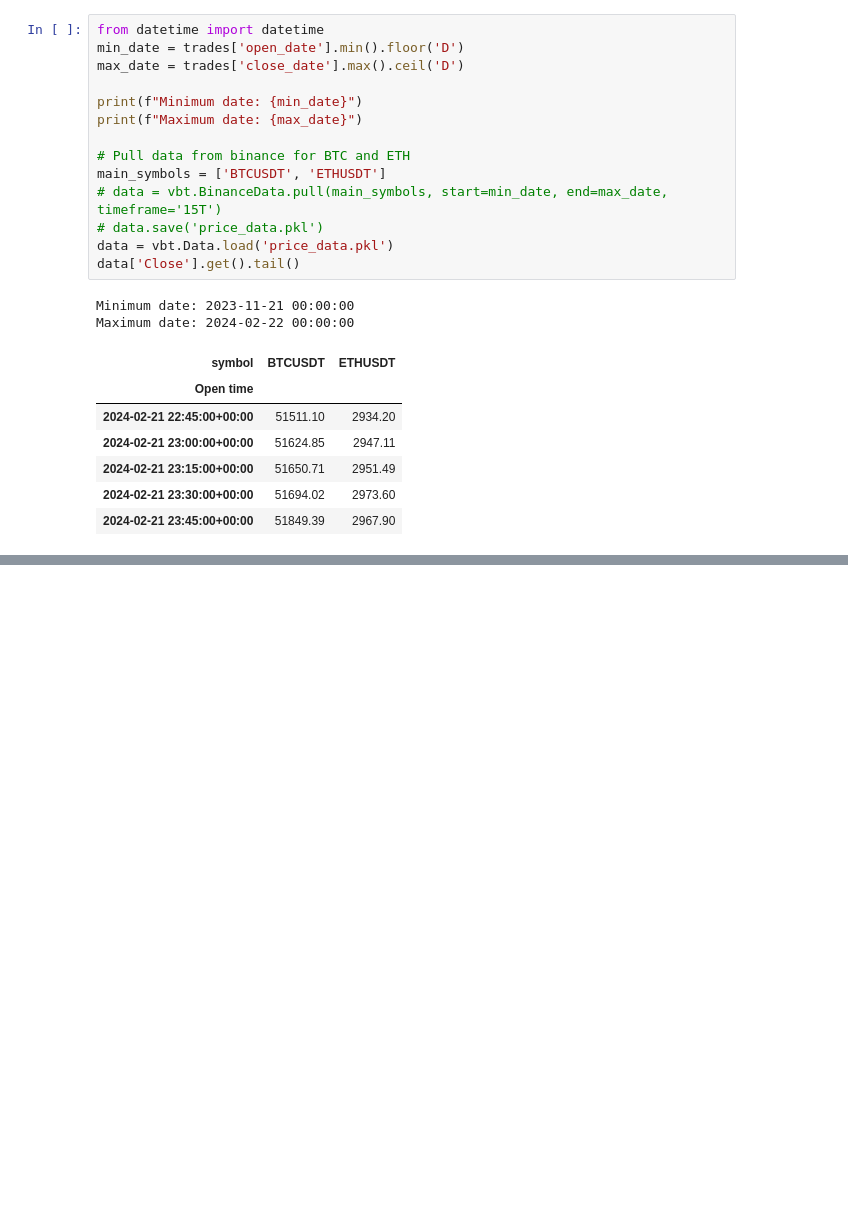
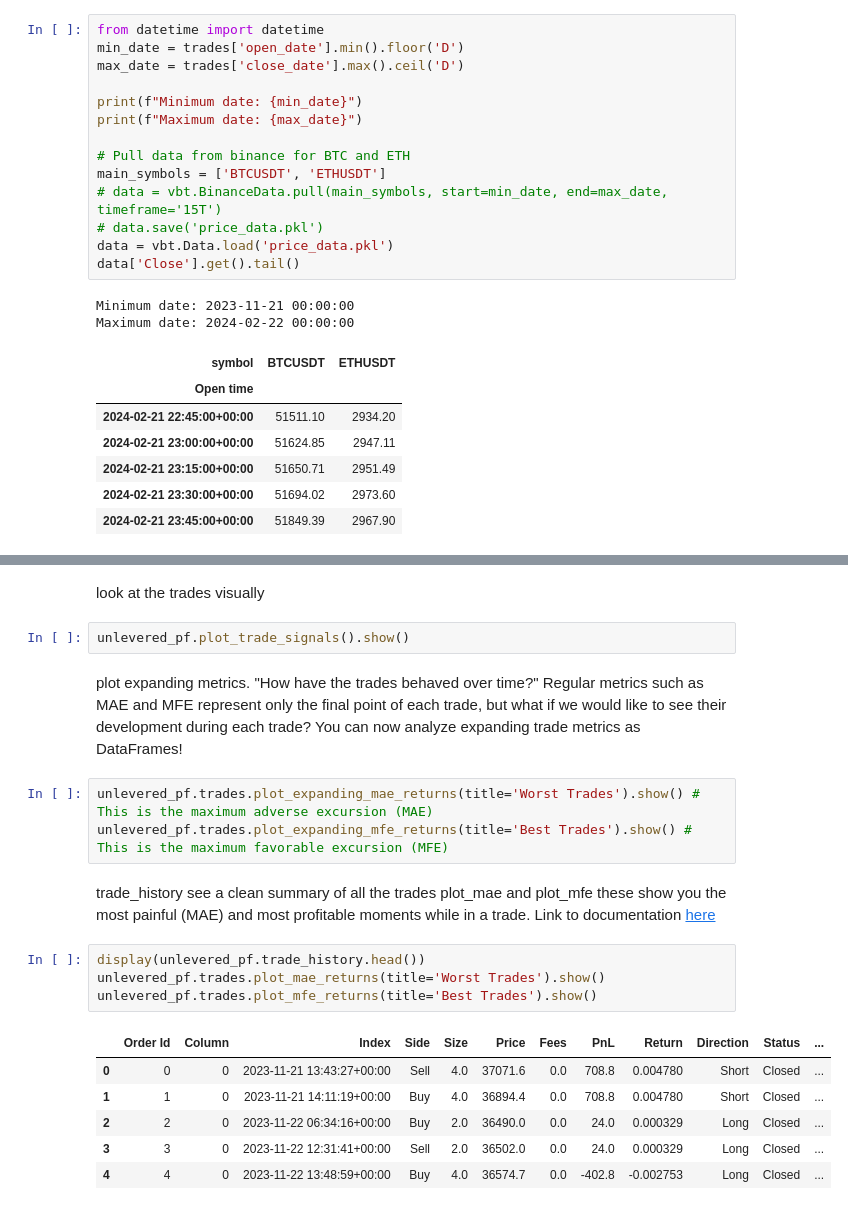
Before and after one commit to bfcdev/account-performance-reports, a Jupyter notebook: OKX-Strategy-Analysis/notebooks/okx_strat_analysis.ipynb, the cells around one changed output, grey strips where cells are left out. Saved outputs shown, nothing was run; the diff lists cells and outputs as text; blank space fills up the shorter version.

Commit message:
improved notebook with more analysis

```diff
--- a/OKX-Strategy-Analysis/notebooks/okx_strat_analysis.ipynb
+++ b/OKX-Strategy-Analysis/notebooks/okx_strat_analysis.ipynb
@@ -636,0 +304,24 @@ Create a QuantStats HTML Report based on the portfolio performance. Note these c
+# %% [markdown]
+look at the trades visually
+# %%
+unlevered_pf.plot_trade_signals().show()
+# %% [markdown]
+plot expanding metrics. "How have the trades behaved over time?"
+Regular metrics such as MAE and MFE represent only the final point of each trade, but what if we would like to see their development during each trade? You can now analyze expanding trade metrics as DataFrames!
+# %%
+unlevered_pf.trades.plot_expanding_mae_returns(title='Worst Trades').show() # This is the maximum adverse excursion (MAE)
+unlevered_pf.trades.plot_expanding_mfe_returns(title='Best Trades').show() # This is the maximum favorable excursion (MFE)
+# %% [markdown]
+trade_history see a clean summary of all the trades
+plot_mae and plot_mfe these show you the most painful (MAE) and most profitable moments while in a trade. Link to documentation [here](https://vectorbt.pro/pvt_321460c7/features/analysis/#mae-and-mfe)
+# %%
+display(unlevered_pf.trade_history.head())
+unlevered_pf.trades.plot_mae_returns(title='Worst Trades').show()
+unlevered_pf.trades.plot_mfe_returns(title='Best Trades').show()
+# %% [output]
+|  | Order Id | Column | Index | Side | Size | Price | Fees | PnL | Return | Direction | Status | ... |
+| 0 | 0 | 0 | 2023-11-21 13:43:27+00:00 | Sell | 4.0 | 37071.6 | 0.0 | 708.8 | 0.004780 | Short | Closed | ... |
+| 1 | 1 | 0 | 2023-11-21 14:11:19+00:00 | Buy | 4.0 | 36894.4 | 0.0 | 708.8 | 0.004780 | Short | Closed | ... |
+| 2 | 2 | 0 | 2023-11-22 06:34:16+00:00 | Buy | 2.0 | 36490.0 | 0.0 | 24.0 | 0.000329 | Long | Closed | ... |
+| 3 | 3 | 0 | 2023-11-22 12:31:41+00:00 | Sell | 2.0 | 36502.0 | 0.0 | 24.0 | 0.000329 | Long | Closed | ... |
+| 4 | 4 | 0 | 2023-11-22 13:48:59+00:00 | Buy | 4.0 | 36574.7 | 0.0 | -402.8 | -0.002753 | Long | Closed | ... |
```
Also changed, not shown: parts of 31 cells of this notebook, 1 other file.
